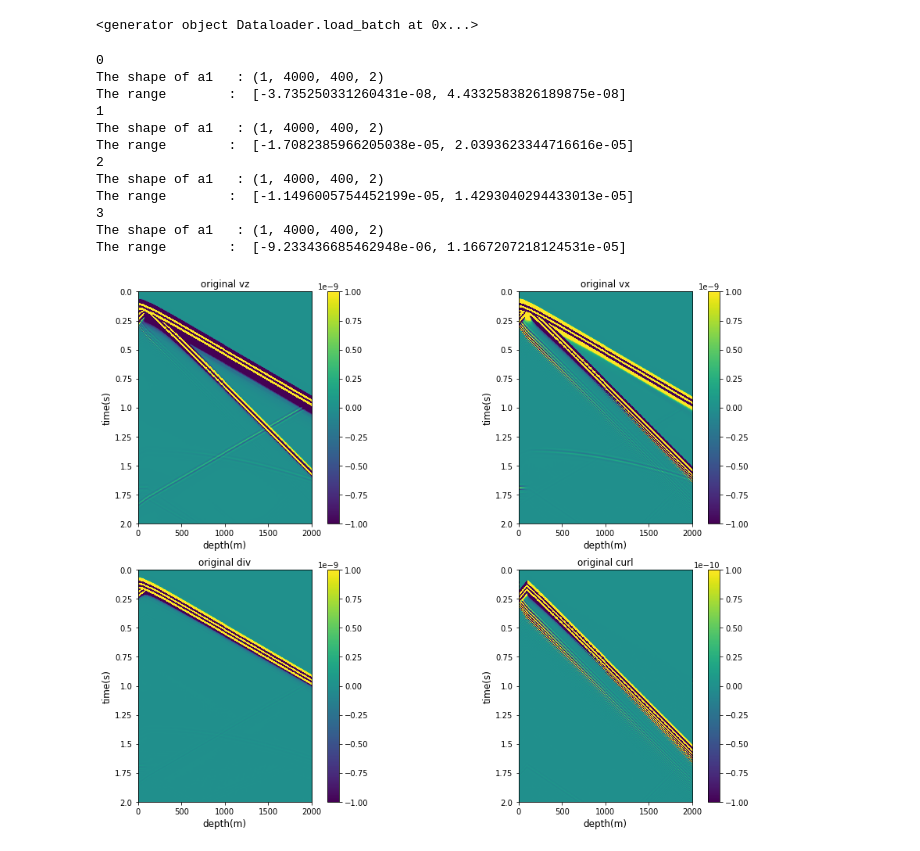
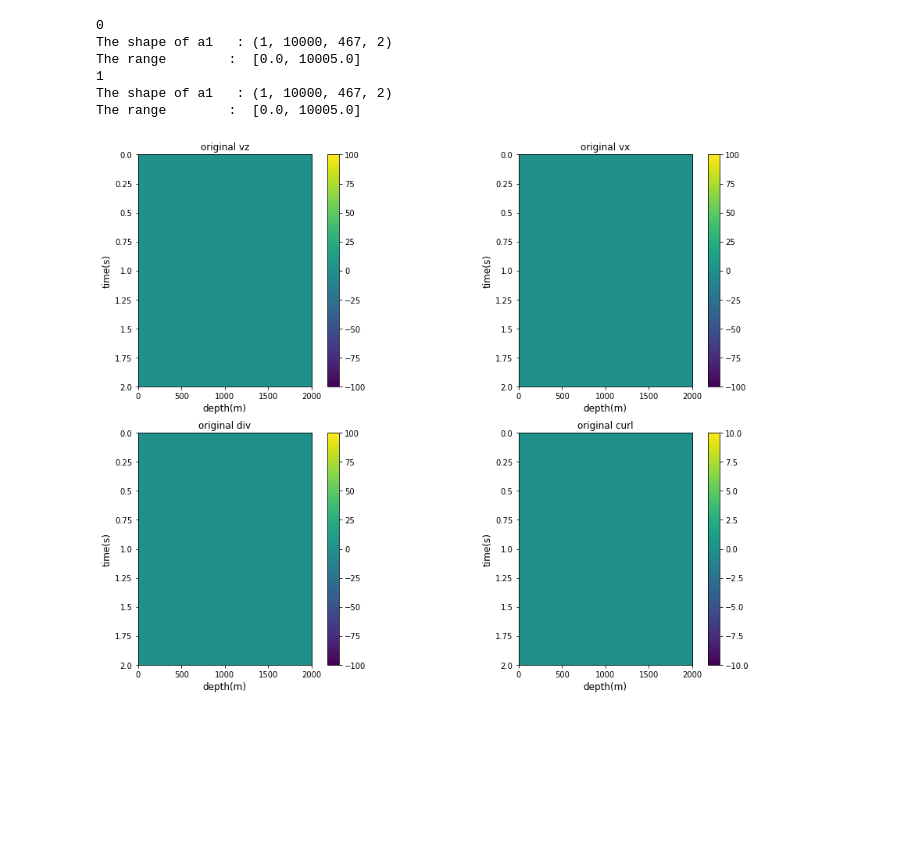
Before and after one commit to weiyw16/OST, a Jupyter notebook: data_loader.ipynb, the cells around one changed output. Saved outputs shown, nothing was run; the diff lists cells and outputs as text; code cells hidden in the pictures; blank space fills up the shorter version.

```diff
--- a/data_loader.ipynb
+++ b/data_loader.ipynb
@@ -84,9 +85,7 @@ my_data_loader = Dataloader(data_path, 4000, 400, 2)
 # %%
-my_data_loader.load_batch(batch_size=1, is_testing=False, ratio=0.001)
+# my_data_loader.load_batch(batch_size=1, is_testing=False, ratio=0.001)
-# %% [output]
-<generator object Dataloader.load_batch at 0x...>
 # %%
-for batch_i, (x_data, y_data) in enumerate(my_data_loader.load_batch(batch_size=1, is_testing=False, ratio=0.001)):
+for batch_i, (x_data, y_data) in enumerate(my_data_loader.load_batch(batch_size=1, is_testing=False, ratio=0.02)):
     print(batch_i)
 #     print(x_data.shape, y_data.shape )
 #     print(x_data,y_data)
@@ -96,17 +95,11 @@ for batch_i, (x_data, y_data) in enumerate(my_data_loader.load_batch(batch_size=
     print("The range        : ", [x_data[0,:,:,1].min(),x_data[0,:,:,1].max()])
 # %% [output]
 0
-The shape of a1   : (1, 4000, 400, 2)
-The range        :  [-3.735250331260431e-08, 4.4332583826189875e-08]
+The shape of a1   : (1, 10000, 467, 2)
+The range        :  [0.0, 10005.0]
 1
-The shape of a1   : (1, 4000, 400, 2)
-The range        :  [-1.7082385966205038e-05, 2.0393623344716616e-05]
-2
-The shape of a1   : (1, 4000, 400, 2)
-The range        :  [-1.1496005754452199e-05, 1.4293040294433013e-05]
-3
-The shape of a1   : (1, 4000, 400, 2)
-The range        :  [-9.233436685462948e-06, 1.1667207218124531e-05]
+The shape of a1   : (1, 10000, 467, 2)
+The range        :  [0.0, 10005.0]
 # %%
 ## plot y_predict
 import matplotlib.pyplot as plt
@@ -116,7 +109,7 @@ cols = 2
 forts = 12
 ss1 = 300
 ss2 = 400
-value_limit = 1e-9
+value_limit = 100#1e-20
 
 x_libs = [0,0, 500, 1000, 1500, 2000]#np.linspace(0,1500,4)#[0, 500, 1000, 1500]
 y_libs = np.linspace(0,2,9)#[0,0.4, 0.8, 1.2, 1.6, 2]
@@ -167,31 +160,31 @@ obj = 'y_data'
 im = plt.imshow(eval(obj)[0,:,:,0], extent=[0, ss1, ss2,0],vmin=-value_limit, vmax=value_limit)
 plt.colorbar(im)
 # plt.title("The elastic z component of VSP data", fontsize=forts);
 plt.title("original div", fontsize=forts);
 plt.xlabel('depth(m)', fontsize=forts);
 plt.ylabel('time(s)', fontsize=forts);
 # ax1 = fig.add_subplot(131)
 ax3.xaxis.set_major_locator(MultipleLocator(75))
 ax3.xaxis.set(ticklabels=x_libs)#[0,300,600, 900, 1200, 1500]);
 ax3.yaxis.set(ticklabels=y_libs)#[0,0.4, 0.8, 1.2, 1.6, 2]);
 plt.setp(ax3.get_xticklabels(), fontsize=10);
 # plt.tight_layout()
 
 # ax1 = plt.subplot(131)
 ax4 = plt.subplot(lines,cols,4)
 obj = 'y_data'
 # print(obj, ": ", eval(obj).shape, "\t", [eval(obj).min(), eval(obj).max()] )
 im = plt.imshow(eval(obj)[0,:,:,1], extent=[0, ss1, ss2,0],vmin=-0.1*value_limit, vmax=0.1*value_limit)
 plt.colorbar(im)
 # plt.title("The elastic z component of VSP data", fontsize=forts);
 plt.title("original curl", fontsize=forts);
 plt.xlabel('depth(m)', fontsize=forts);
 plt.ylabel('time(s)', fontsize=forts);
 # ax1 = fig.add_subplot(131)
 ax4.xaxis.set_major_locator(MultipleLocator(75))
 ax4.xaxis.set(ticklabels=x_libs)#[0,300,600, 900, 1200, 1500]);
 ax4.yaxis.set(ticklabels=y_libs)#[0,0.4, 0.8, 1.2, 1.6, 2]);
 plt.setp(ax4.get_xticklabels(), fontsize=10);
 # plt.tight_layout()
 # %% [output]
-[figure, old version]
+[figure, new version]
```
Also changed, not shown: parts of 1 cell of this notebook, 4 other files.
